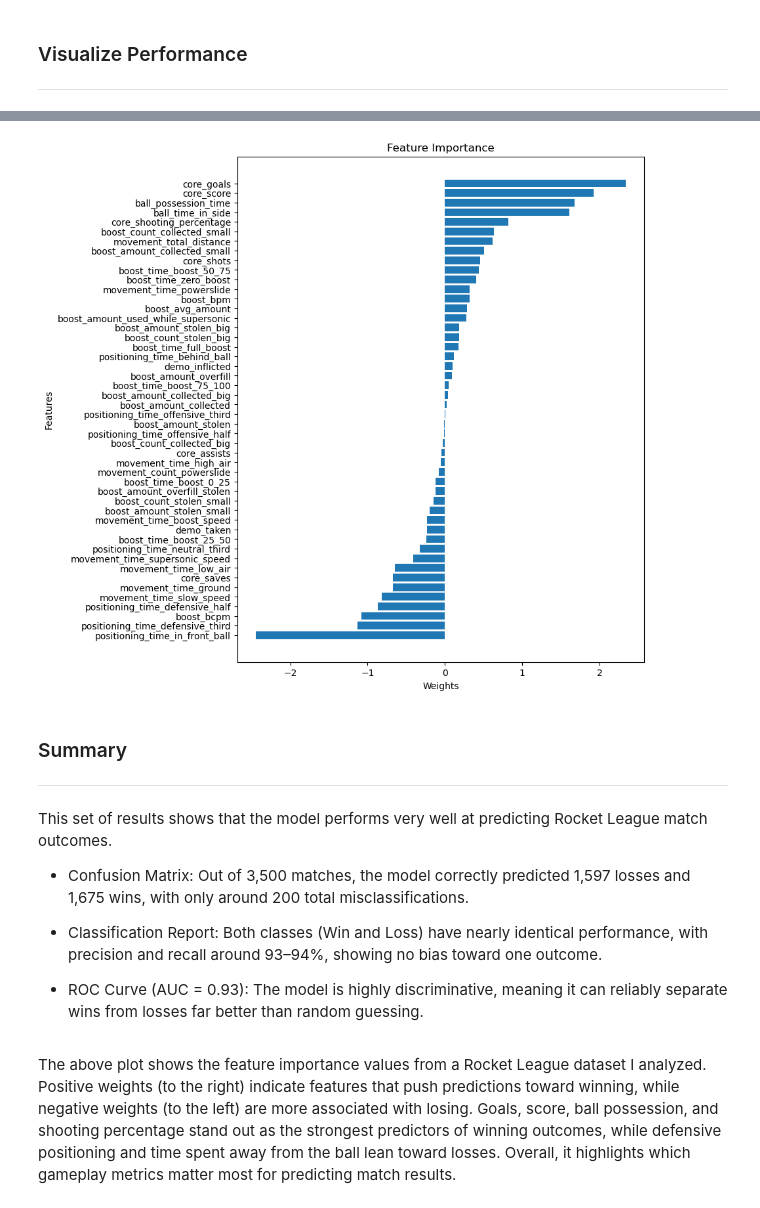
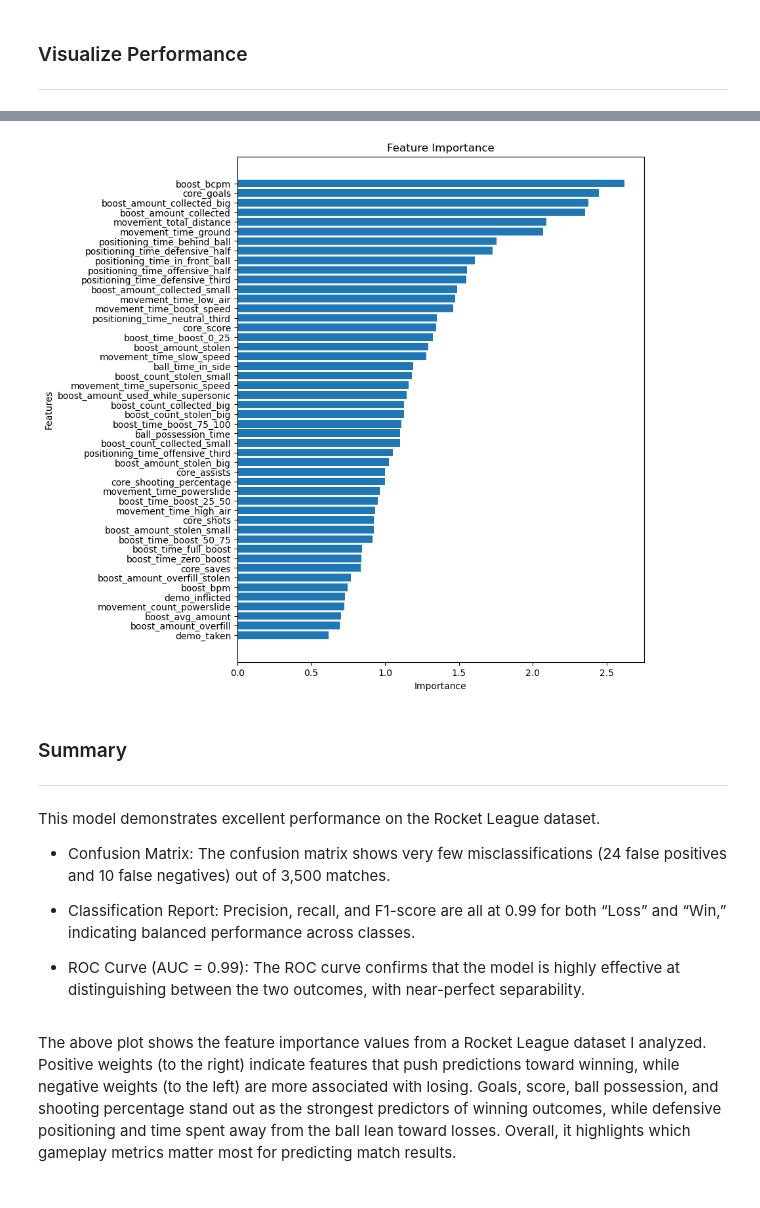
Before and after one commit to Trapp2988/Personal-Deep-Learning-Projects, a Jupyter notebook: Rocket League Win Prediction.ipynb, the cells around one changed output, grey strips where cells are left out. Saved outputs shown, nothing was run; the diff lists cells and outputs as text; code cells hidden in the pictures.

```diff
--- a/Rocket League Win Prediction.ipynb
+++ b/Rocket League Win Prediction.ipynb
@@ -96,19 +96,25 @@ y_val  = torch.tensor(y_val .values,  dtype=torch.float32).view(-1, 1)
 
 ---
 # %%
-# Define Logistic Regression Model
-class LogisticRegressionModel(nn.Module):
-    def __init__(self, input_dim):
-        super(LogisticRegressionModel, self).__init__()
-        self.Linear = nn.Linear(input_dim,1) # Binary output
+# Define multiple layer model with batch normalization
+class MLPBinaryClassifier(nn.Module):
+    def __init__(self, input_dim, h1, h2):
+        super(MLPBinaryClassifier, self).__init__()
+        self.Linear1 = nn.Linear(input_dim,h1)
+        self.Linear2 = nn.Linear(h1,h2)
+        self.Linear3 = nn.Linear(h2,1) # Binary output
+        self.bn1 = nn.BatchNorm1d(h1)
+        self.bn2 = nn.BatchNorm1d(h2)
 
     def forward(self, x):
-        x = torch.sigmoid(self.Linear(x))
+        x = self.bn1(torch.relu(self.Linear1(x)))
+        x = self.bn2(torch.relu(self.Linear2(x)))
+        x = torch.sigmoid(self.Linear3(x))
         return x
 
 input_dim = x_train.shape[1]
 
-model = LogisticRegressionModel(input_dim)
+model = MLPBinaryClassifier(input_dim, 24, 12)
 
 criterion = nn.BCELoss()
 
@@ -233,32 +239,39 @@ weighted avg       0.93      0.93      0.93      3500
 # %%
-# Extract the weights of the linear layer
-weights = model.Linear.weight.data.numpy().flatten()
+with torch.no_grad():
+    W1 = model.Linear1.weight.data.abs()   # (24, 48)
+    W2 = model.Linear2.weight.data.abs()   # (12, 24)
+    W3 = model.Linear3.weight.data.abs()   # (1, 12)
 
-# Create a DataFrame for feature importance
-features_df = pd.DataFrame({
-    "Feature":x_data.columns,
-    "Weights":weights}).sort_values(by="Weights", ascending = False)
+    # Path strengths from inputs -> hidden1 -> hidden2 -> output
+    # (12,24)@(24,48)->(12,48); (1,12)@(12,48)->(1,48)
+    scores = (W3 @ (W2 @ W1)).squeeze(0).cpu().numpy()
+
+features_df = (pd.DataFrame({
+                    "Feature": x_data.columns,
+                    "Importance": scores})
+                 .sort_values(by="Importance", ascending=False))
+
 
 # Plot
 plt.figure(figsize=(8, 10))
-plt.barh(features_df['Feature'], features_df['Weights'])
+plt.barh(features_df['Feature'], features_df['Importance'])
 plt.ylabel('Features')
-plt.xlabel('Weights')
+plt.xlabel('Importance')
 plt.title('Feature Importance')
 plt.gca().invert_yaxis()
 plt.show()
 # %% [output]
-[figure, old version]
+[figure, new version]
 # %% [markdown]
 ### Summary
 ---
 # %% [markdown]
-This set of results shows that the model performs very well at predicting Rocket League match outcomes.
+This model demonstrates excellent performance on the Rocket League dataset.
 
-- Confusion Matrix: Out of 3,500 matches, the model correctly predicted 1,597 losses and 1,675 wins, with only around 200 total misclassifications.
+- Confusion Matrix: The confusion matrix shows very few misclassifications (24 false positives and 10 false negatives) out of 3,500 matches.
 
-- Classification Report: Both classes (Win and Loss) have nearly identical performance, with precision and recall around 93–94%, showing no bias toward one outcome.
+- Classification Report: Precision, recall, and F1-score are all at 0.99 for both “Loss” and “Win,” indicating balanced performance across classes.
 
-- ROC Curve (AUC = 0.93): The model is highly discriminative, meaning it can reliably separate wins from losses far better than random guessing.
+- ROC Curve (AUC = 0.99): The ROC curve confirms that the model is highly effective at distinguishing between the two outcomes, with near-perfect separability.
 # %% [markdown]
 The above plot shows the feature importance values from a Rocket League dataset I analyzed. Positive weights (to the right) indicate features that push predictions toward winning, while negative weights (to the left) are more associated with losing. Goals, score, ball possession, and shooting percentage stand out as the strongest predictors of winning outcomes, while defensive positioning and time spent away from the ball lean toward losses. Overall, it highlights which gameplay metrics matter most for predicting match results.
```
Also changed, not shown: parts of 4 cells of this notebook.
